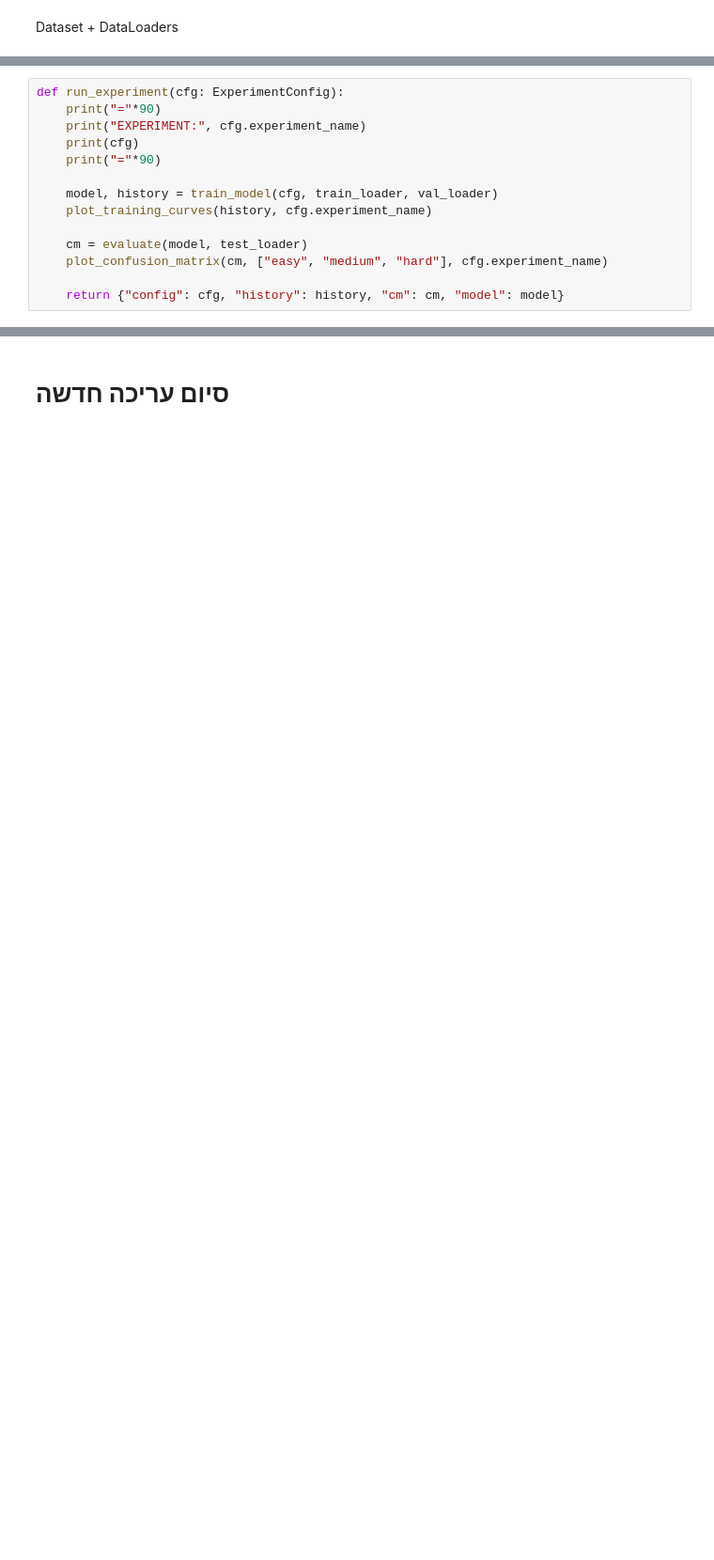
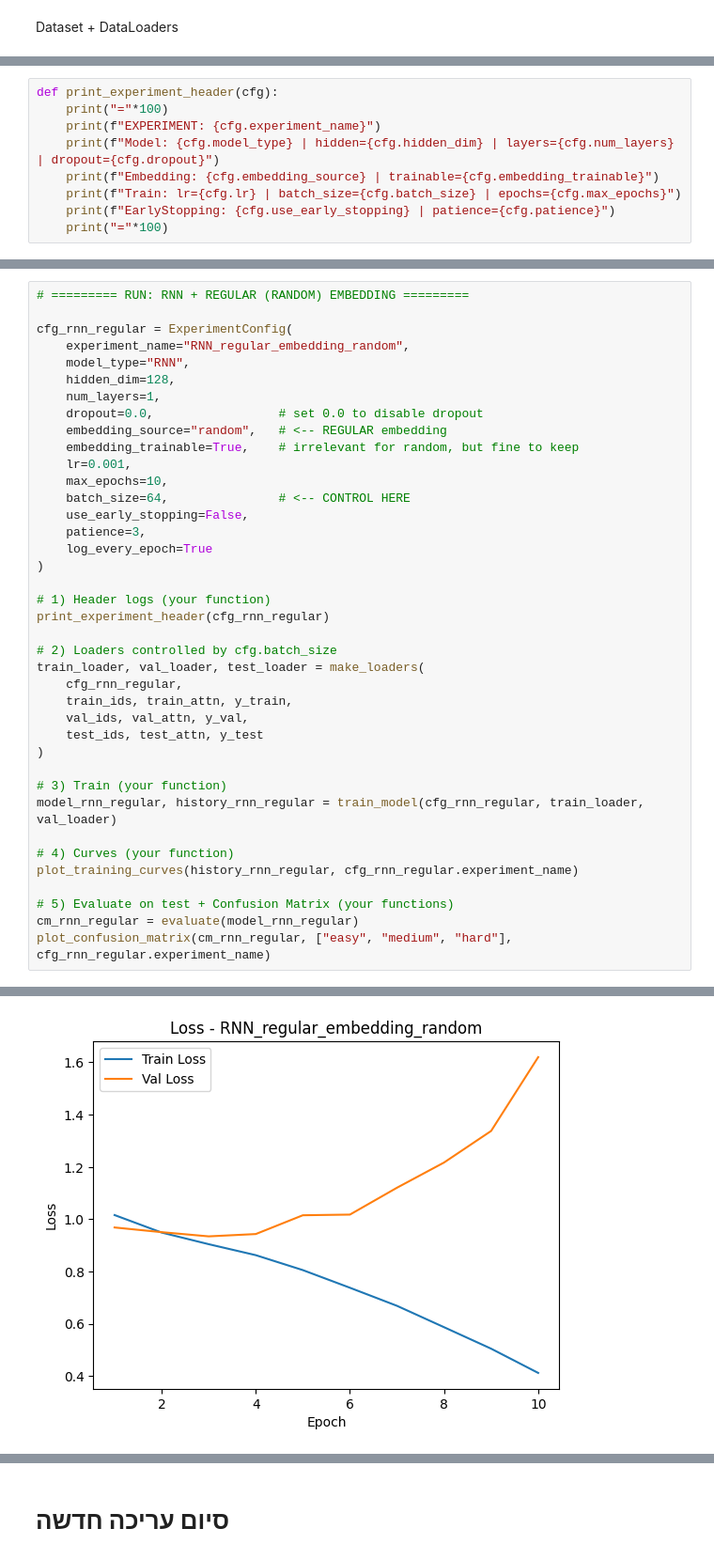
Before and after one commit to eliyahuav/NLP-project, a Jupyter notebook: PART5_Deep Learning for Text Classification.ipynb, the cells around one changed output, grey strips where cells are left out. Shown at 94% size. Saved outputs shown, nothing was run; the diff lists cells and outputs as text; blank space fills up the shorter version.

```diff
--- a/PART5_Deep Learning for Text Classification.ipynb
+++ b/PART5_Deep Learning for Text Classification.ipynb
@@ -541,0 +614,9 @@ Run Single Experiment
+# %%
+def print_experiment_header(cfg):
+    print("="*100)
+    print(f"EXPERIMENT: {cfg.experiment_name}")
+    print(f"Model: {cfg.model_type} | hidden={cfg.hidden_dim} | layers={cfg.num_layers} | dropout={cfg.dropout}")
+    print(f"Embedding: {cfg.embedding_source} | trainable={cfg.embedding_trainable}")
+    print(f"Train: lr={cfg.lr} | batch_size={cfg.batch_size} | epochs={cfg.max_epochs}")
+    print(f"EarlyStopping: {cfg.use_early_stopping} | patience={cfg.patience}")
+    print("="*100)
@@ -542,14 +627,40 @@ Run Single Experiment
 # %%
-def run_experiment(cfg: ExperimentConfig):
-    print("="*90)
-    print("EXPERIMENT:", cfg.experiment_name)
-    print(cfg)
-    print("="*90)
+# ========= RUN: RNN + REGULAR (RANDOM) EMBEDDING =========
 
-    model, history = train_model(cfg, train_loader, val_loader)
-    plot_training_curves(history, cfg.experiment_name)
+cfg_rnn_regular = ExperimentConfig(
+    experiment_name="RNN_regular_embedding_random",
+    model_type="RNN",
+    hidden_dim=128,
+    num_layers=1,
+    dropout=0.0,                 # set 0.0 to disable dropout
+    embedding_source="random",   # <-- REGULAR embedding
+    embedding_trainable=True,    # irrelevant for random, but fine to keep
+    lr=0.001,
+    max_epochs=10,
+    batch_size=64,               # <-- CONTROL HERE
+    use_early_stopping=False,
+    patience=3,
+    log_every_epoch=True
+)
 
-    cm = evaluate(model, test_loader)
-    plot_confusion_matrix(cm, ["easy", "medium", "hard"], cfg.experiment_name)
+# 1) Header logs (your function)
+print_experiment_header(cfg_rnn_regular)
 
-    return {"config": cfg, "history": history, "cm": cm, "model": model}
+# 2) Loaders controlled by cfg.batch_size
+train_loader, val_loader, test_loader = make_loaders(
+    cfg_rnn_regular,
+    train_ids, train_attn, y_train,
+    val_ids, val_attn, y_val,
+    test_ids, test_attn, y_test
+)
+
+# 3) Train (your function)
+model_rnn_regular, history_rnn_regular = train_model(cfg_rnn_regular, train_loader, val_loader)
+
+# 4) Curves (your function)
+plot_training_curves(history_rnn_regular, cfg_rnn_regular.experiment_name)
+
+# 5) Evaluate on test + Confusion Matrix (your functions)
+cm_rnn_regular = evaluate(model_rnn_regular)
+plot_confusion_matrix(cm_rnn_regular, ["easy", "medium", "hard"], cfg_rnn_regular.experiment_name)
+# %% [output]
@@ -555,0 +684 @@ def run_experiment(cfg: ExperimentConfig):
+[figure, added]
```
Also changed, not shown: parts of 74 cells of this notebook.
